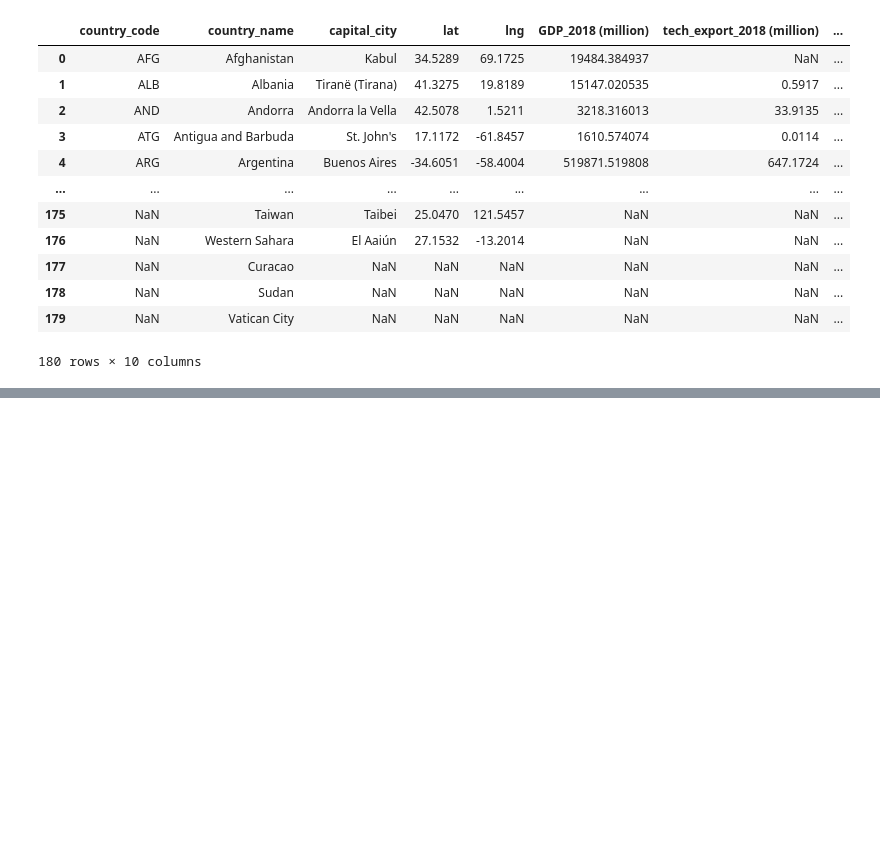
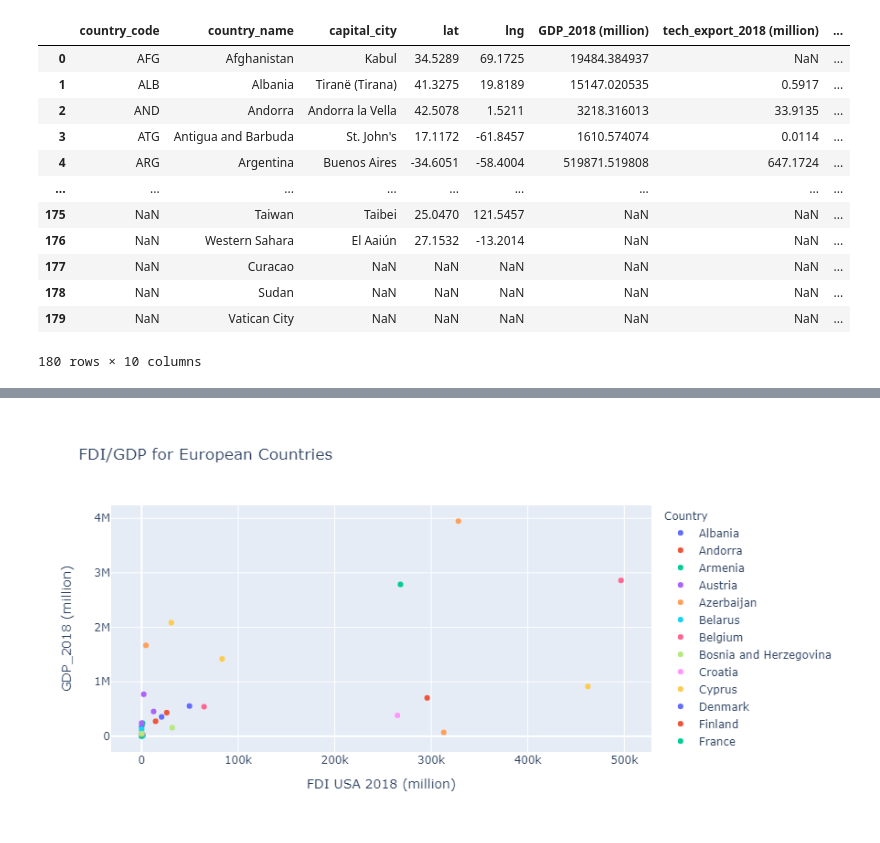
Before and after one commit to sabrinasaleh/Data_Munging_Plotting, a Jupyter notebook: europe/main-ed.ipynb, the cells around one changed output, grey strips where cells are left out. Saved outputs shown, nothing was run; the diff lists cells and outputs as text; code cells hidden in the pictures; blank space fills up the shorter version.

Commit message:
added FDI/GDP scatter

```diff
--- a/europe/main-ed.ipynb
+++ b/europe/main-ed.ipynb
@@ -263,0 +254,17 @@ europe
+# %%
+europe_format_name = europe.rename(
+    columns={
+        "country_name": "Country",
+        "tech_export_2018 (million)": "Tech Export 2018 (million)",
+        "doing_business_2018": "Doing Business 2018",
+        "fdi_USA_2018 (million)": "FDI USA 2018 (million)",
+    }
+)
+px.scatter(
+    europe_format_name,
+    x="FDI USA 2018 (million)",
+    y="GDP_2018 (million)",
+    title="FDI/GDP for European Countries",
+    color="Country",
+)
+# %% [output]
@@ -263,0 +272 @@ europe
+[figure, added]
```
Also changed, not shown: parts of 4 cells of this notebook.
